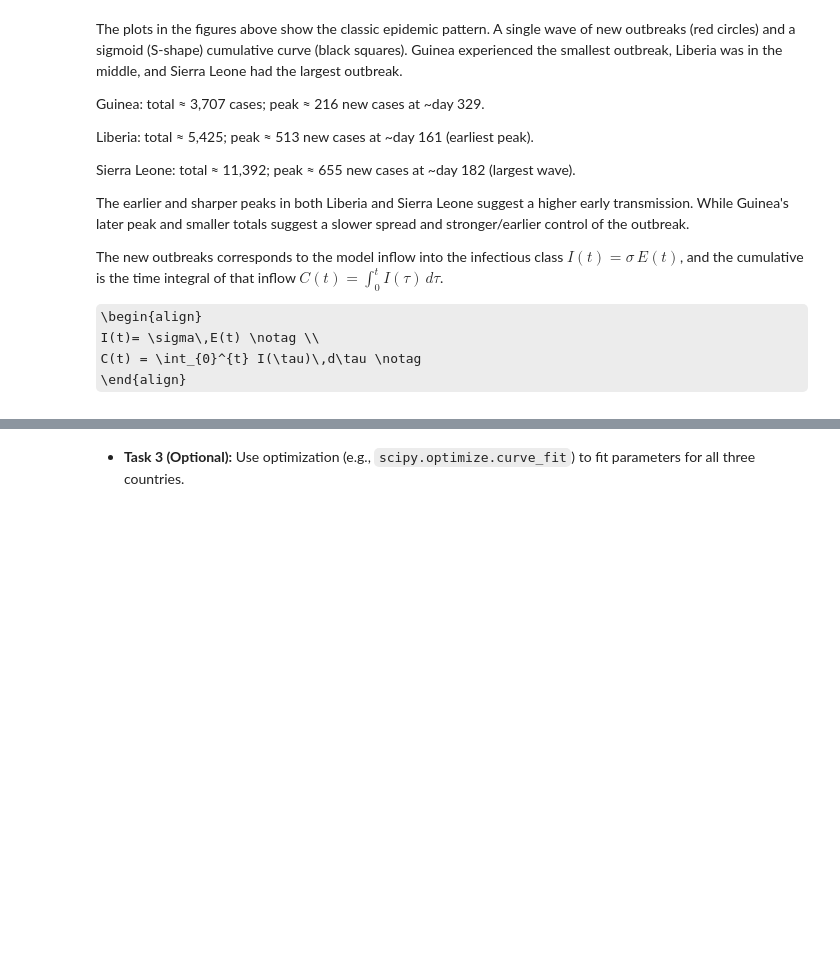
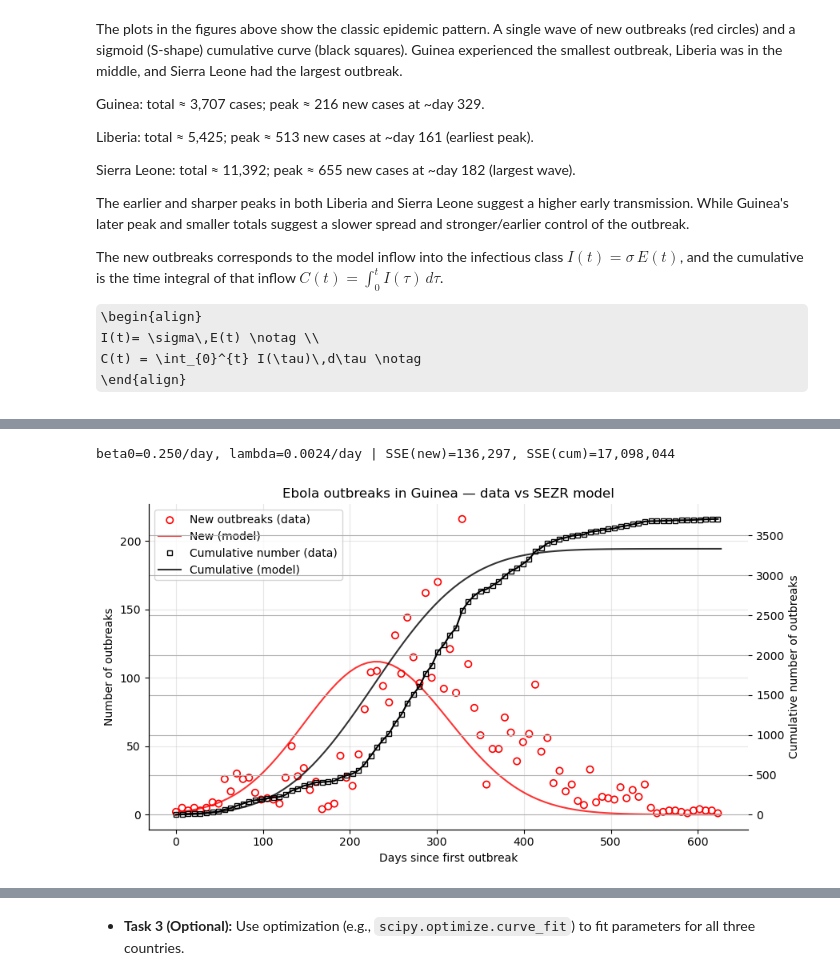
Before and after one commit to AmundRB/MOD300Project2, a Jupyter notebook: project2_template.ipynb, the cells around one changed output, grey strips where cells are left out. Drawn from its saved outputs; the diff is of its cells as text; code cells hidden in the pictures; some formulas as TeX source; blank space fills up the shorter version.

```diff
--- a/project2_template.ipynb
+++ b/project2_template.ipynb
@@ -946,8 +970,8 @@ def simulate_incidence(beta0, lam, edges, E0_guess=None, dt=0.25):
 t_data, edges, new_data, cum_data = load_ebola_series(DATA_DIR/"ebola_cases_guinea.dat")
 
 # --------- TRY VALUES HERE (manual tuning) ----------
-beta0  = 0.60    # day^-1  ← try 0.3 … 1.0
-lam    = 0.010   # day^-1  ← try 0.003 … 0.02
+beta0  = 0.250    # day^-1  ← try 0.3 … 1.0
+lam    = 0.0024   # day^-1  ← try 0.003 … 0.02
 dt     = 0.25    # day
 
 t_model, new_model, cum_model = simulate_incidence(beta0, lam, edges, E0_guess=None, dt=dt)
@@ -956,30 +980,33 @@ t_model, new_model, cum_model = simulate_incidence(beta0, lam, edges, E0_guess=N
 sse_new = np.sum((new_model - new_data)**2)
 sse_cum = np.sum((cum_model - cum_data)**2)
 print(f"beta0={beta0:.3f}/day, lambda={lam:.4f}/day | SSE(new)={sse_new:,.0f}, SSE(cum)={sse_cum:,.0f}")
 
 # --------- Plot in Fig. 6 style with model overlays ----------
 fig, ax = plt.subplots(figsize=(9,5))
 
 # Data: red open circles (new) and black open squares (cum)
 ax.scatter(t_data, new_data, facecolors="none", edgecolors="red", s=36, linewidths=1.2, label="New outbreaks (data)")
 ax.set_xlabel("Days since first outbreak"); ax.set_ylabel("Number of outbreaks"); ax.grid(True, alpha=0.3)
 ax2 = ax.twinx()
 ax2.plot(t_data, cum_data, color="black", linewidth=1.5)
 ax2.plot(t_data, cum_data, linestyle="None", marker="s", markersize=4, markerfacecolor="none",
          markeredgecolor="black", label="Cumulative number (data)")
 ax2.set_ylabel("Cumulative number of outbreaks")
 
 # Model: solid lines
 ax.plot(t_model, new_model, color="red", alpha=0.8, label="New (model)")
 ax2.plot(t_model, cum_model, color="black", alpha=0.8, linestyle="-", label="Cumulative (model)")
 
 ax.set_title("Ebola outbreaks in Guinea — data vs SEZR model")
 
 # one combined legend
 lines, labels = [], []
 for a in (ax, ax2):
     L = a.get_legend_handles_labels(); lines += L[0]; labels += L[1]
 ax.legend(lines, labels, loc="upper left")
 
 plt.tight_layout()
 plt.show()
+# %% [output]
+beta0=0.250/day, lambda=0.0024/day | SSE(new)=136,297, SSE(cum)=17,098,044
+[figure, added]
```
Also changed, not shown: parts of 4 cells of this notebook.
